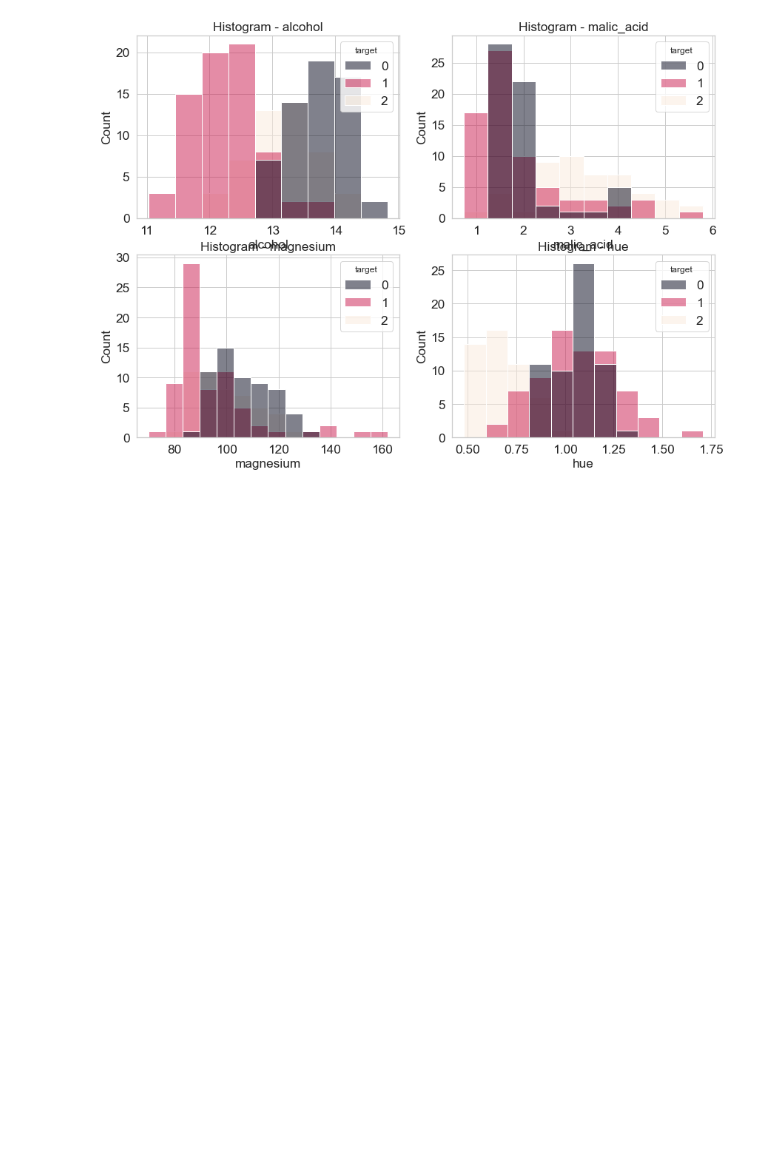
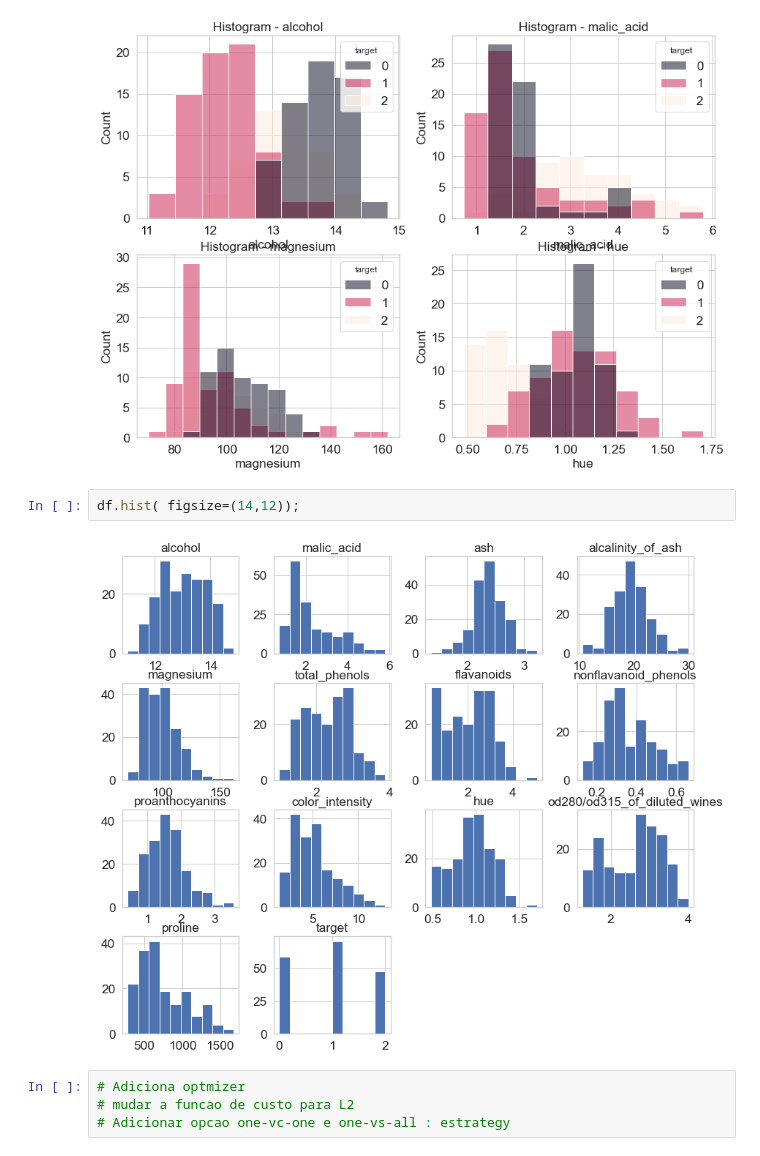
Before and after one commit to carlostomeh/Implementing-Linear-Classifier-from-Scratch, a Jupyter notebook: Final Notebook.ipynb, the cells around one changed output. Cells and saved outputs as stored; diff of their text form; blank space fills up the shorter version.

```diff
--- a/Final Notebook.ipynb
+++ b/Final Notebook.ipynb
@@ -86,6 +86,14 @@ sns.histplot(x="hue", data=df,  ax=axes[1, 1], palette ='rocket' ,color = 'tab:o
 axes[1, 1].set_title('Histogram - hue');
 # %% [output]
 [figure]
+# %%
+df.hist( figsize=(14,12));
+# %% [output]
+[figure, added]
+# %%
+# Adiciona optmizer
+# mudar a funcao de custo para L2
+# Adicionar opcao one-vc-one e one-vs-all : estrategy
 # %%
 class LogisticRegression(ClassifierMixin, BaseEstimator):
     """Our Logistic Regression implemented from scratch."""
```
Also changed, not shown: parts of 1 cell of this notebook.
